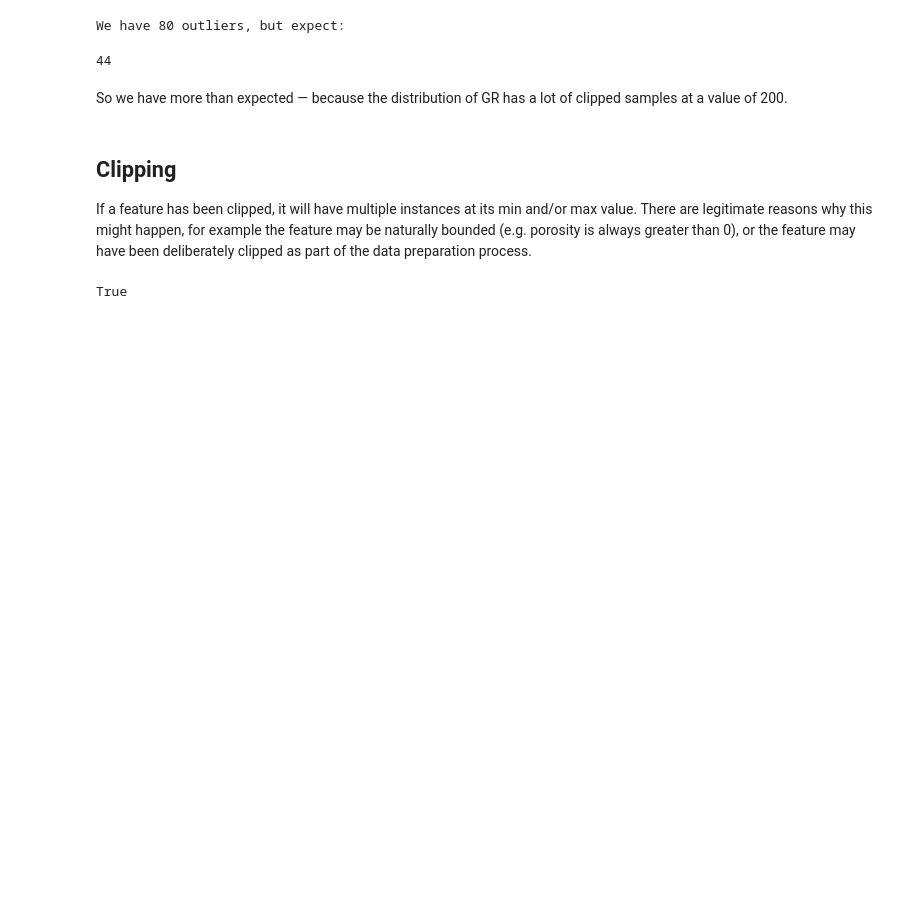
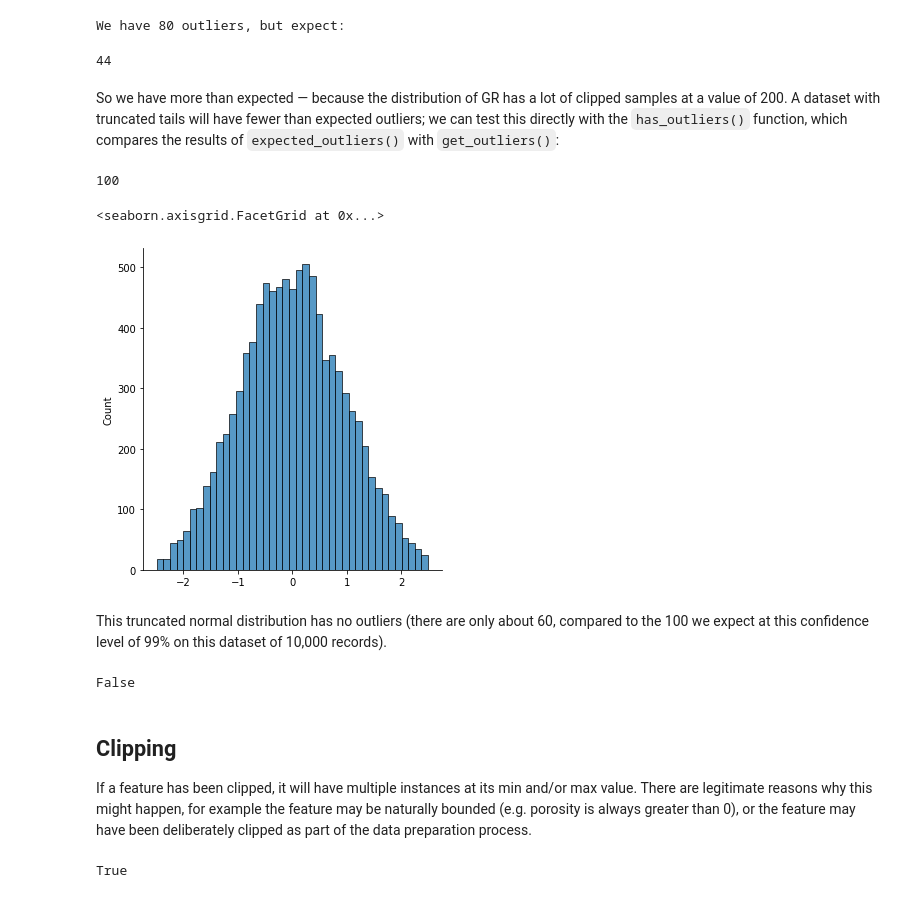
Before and after one commit to scienxlab/redflag, a Jupyter notebook: docs/notebooks/Basic_usage.ipynb, the cells around one changed output. Cells and saved outputs as stored; diff of their text form; code cells hidden in the pictures; blank space fills up the shorter version.

```diff
--- a/docs/notebooks/Basic_usage.ipynb
+++ b/docs/notebooks/Basic_usage.ipynb
@@ -115,7 +113,29 @@ rf.expected_outliers(*df[features].shape, threshold=3)
 We have 80 outliers, but expect:
 44
 # %% [markdown]
-So we have more than expected &mdash; because the distribution of GR has a lot of clipped samples at a value of 200.
+So we have more than expected &mdash; because the distribution of GR has a lot of clipped samples at a value of 200. A dataset with truncated tails will have fewer than expected outliers; we can test this directly with the `has_outliers()` function, which compares the results of `expected_outliers()` with `get_outliers()`:
+# %%
+import numpy as np
+
+data = np.random.normal(size=10_000)
+
+rf.expected_outliers(len(data), d=1, p=0.99)
+# %% [output]
+100
+# %%
+# Truncate
+data = data[(-2.5 < data) & (data <  2.5)]
+# %%
+sns.displot(data)
+# %% [output]
+<seaborn.axisgrid.FacetGrid at 0x...>
+[figure, added]
+# %% [markdown]
+This truncated normal distribution has no outliers (there are only about 60, compared to the 100 we expect at this confidence level of 99% on this dataset of 10,000 records).
+# %%
+rf.has_outliers(data, p=0.99)
+# %% [output]
+False
 # %% [markdown]
 ## Clipping
 
```
Also changed, not shown: parts of 7 cells of this notebook, 10 other files.
